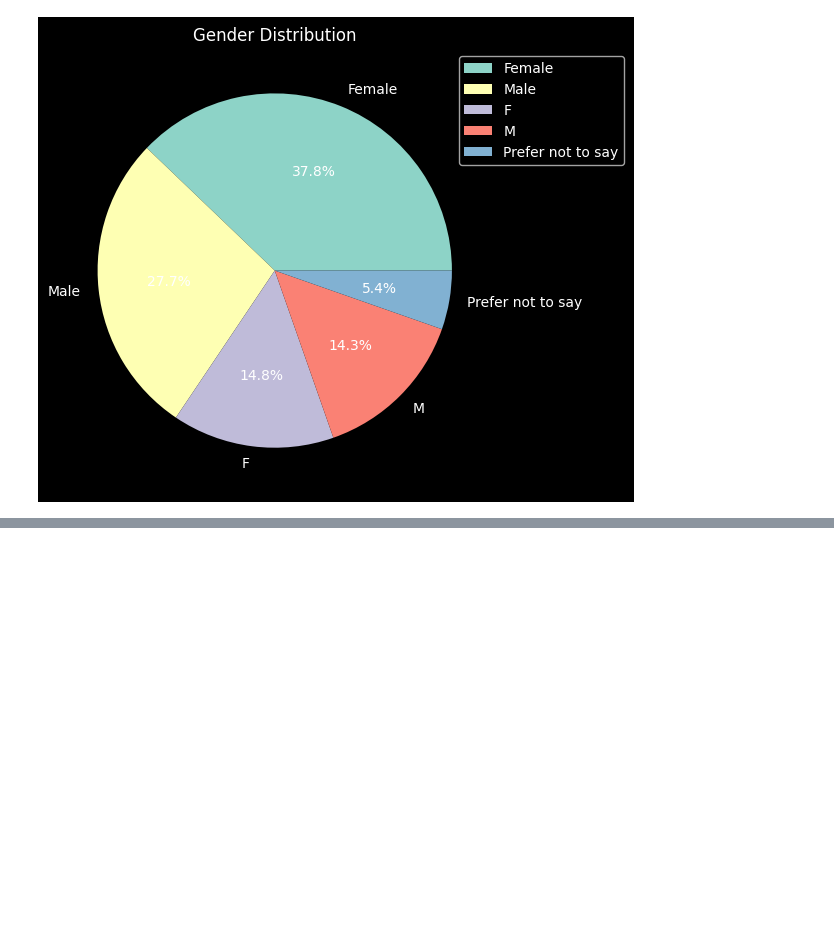
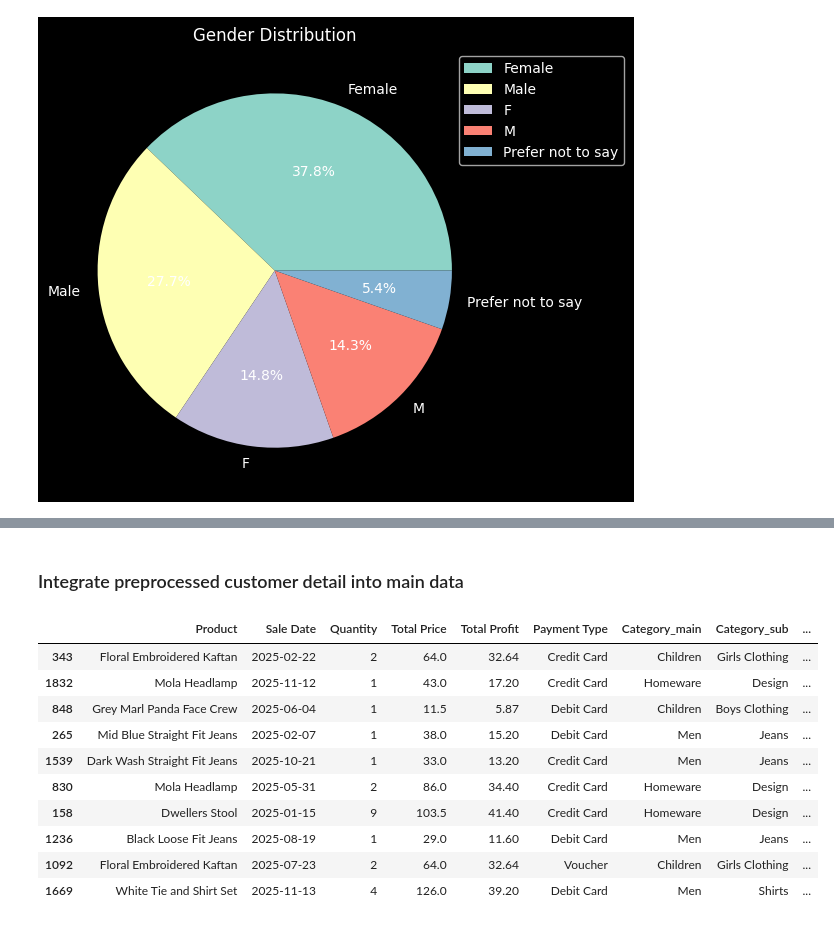
Before and after one commit to trandat9h/retail-sale-data-processing, a Jupyter notebook: Processing.ipynb, the cells around one changed output, grey strips where cells are left out. Cells and saved outputs as stored; diff of their text form; code cells hidden in the pictures; blank space fills up the shorter version.

```diff
--- a/Processing.ipynb
+++ b/Processing.ipynb
@@ -392,0 +389,20 @@ customer_detail_df.sample(10)
+# %% [markdown]
+### Integrate preprocessed customer detail into main data
+# %%
+df = df.join(customer_detail_df, how="inner")
+
+df.drop(["Customer Details"], axis=1, inplace=True)
+
+df.sample(10)
+# %% [output]
+|  | Product | Sale Date | Quantity | Total Price | Total Profit | Payment Type | Category_main | Category_sub | ... |
+| 343 | Floral Embroidered Kaftan | 2025-02-22 | 2 | 64.0 | 32.64 | Credit Card | Children | Girls Clothing | ... |
+| 1832 | Mola Headlamp | 2025-11-12 | 1 | 43.0 | 17.20 | Credit Card | Homeware | Design | ... |
+| 848 | Grey Marl Panda Face Crew | 2025-06-04 | 1 | 11.5 | 5.87 | Debit Card | Children | Boys Clothing | ... |
+| 265 | Mid Blue Straight Fit Jeans | 2025-02-07 | 1 | 38.0 | 15.20 | Debit Card | Men | Jeans | ... |
+| 1539 | Dark Wash Straight Fit Jeans | 2025-10-21 | 1 | 33.0 | 13.20 | Credit Card | Men | Jeans | ... |
+| 830 | Mola Headlamp | 2025-05-31 | 2 | 86.0 | 34.40 | Credit Card | Homeware | Design | ... |
+| 158 | Dwellers Stool | 2025-01-15 | 9 | 103.5 | 41.40 | Credit Card | Homeware | Design | ... |
+| 1236 | Black Loose Fit Jeans | 2025-08-19 | 1 | 29.0 | 11.60 | Debit Card | Men | Jeans | ... |
+| 1092 | Floral Embroidered Kaftan | 2025-07-23 | 2 | 64.0 | 32.64 | Voucher | Children | Girls Clothing | ... |
+| 1669 | White Tie and Shirt Set | 2025-11-13 | 4 | 126.0 | 39.20 | Debit Card | Men | Shirts | ... |
```
Also changed, not shown: parts of 3 cells of this notebook.
